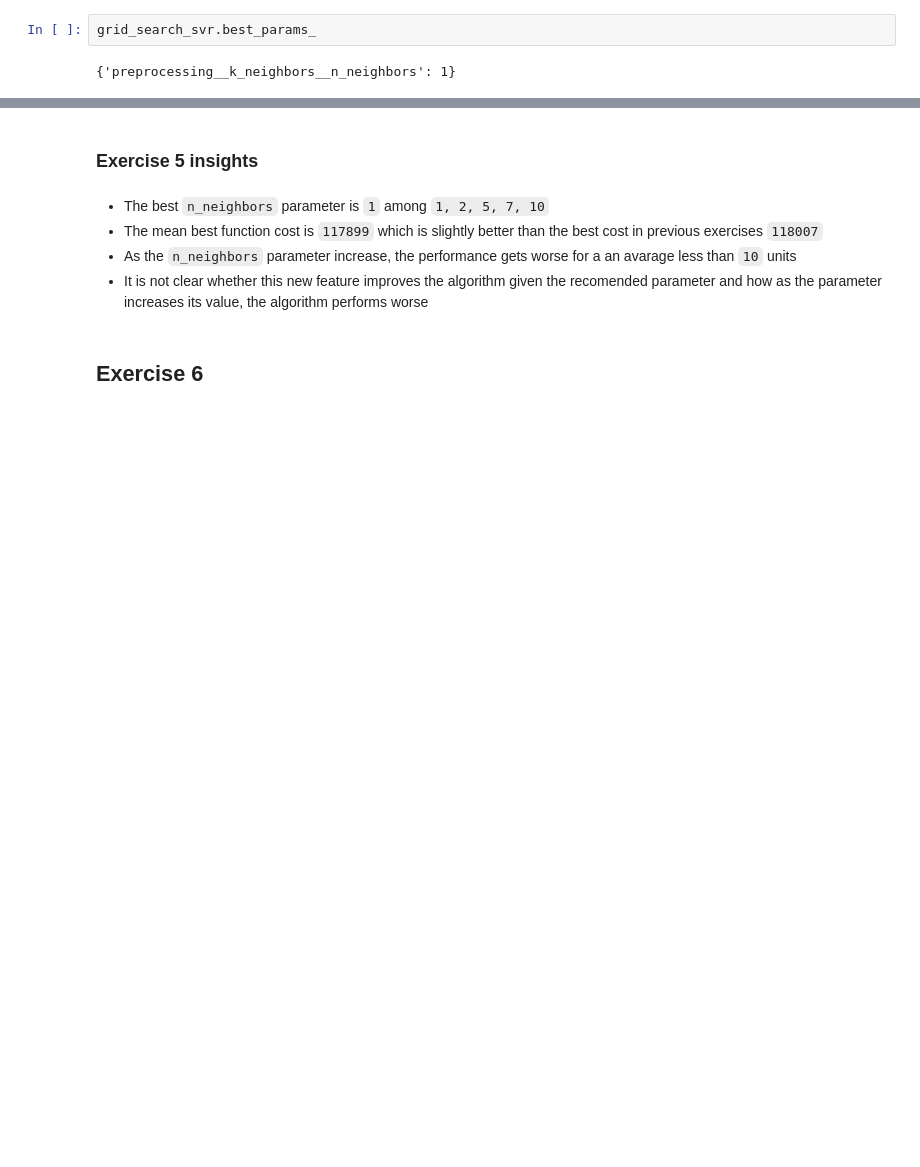
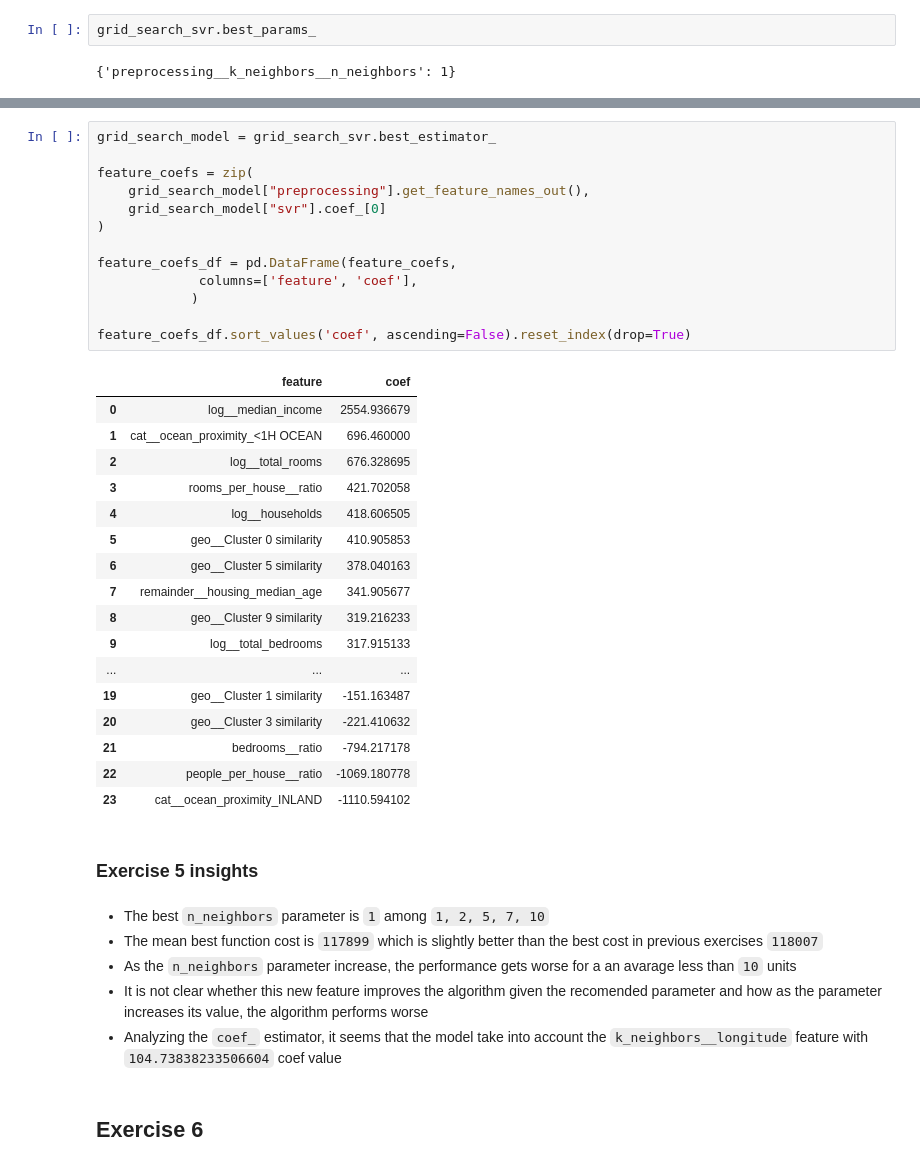
Before and after one commit to MiquelMarinoEspinosa/handson-ml3, a Jupyter notebook: 02_exercises.ipynb, the cells around one changed output, grey strips where cells are left out. Drawn from its saved outputs; the diff is of its cells as text; blank space fills up the shorter version.

```diff
--- a/02_exercises.ipynb
+++ b/02_exercises.ipynb
@@ -2012,3 +2012,34 @@ pd.DataFrame(grid_search_svr.cv_results_)
+# %%
+grid_search_model = grid_search_svr.best_estimator_
+
+feature_coefs = zip(
+    grid_search_model["preprocessing"].get_feature_names_out(),
+    grid_search_model["svr"].coef_[0]
+)
+
+feature_coefs_df = pd.DataFrame(feature_coefs,
+             columns=['feature', 'coef'],
+            )
+
+feature_coefs_df.sort_values('coef', ascending=False).reset_index(drop=True)
+# %% [output]
+|  | feature | coef |
+| 0 | log__median_income | 2554.936679 |
+| 1 | cat__ocean_proximity_<1H OCEAN | 696.460000 |
+| 2 | log__total_rooms | 676.328695 |
+| 3 | rooms_per_house__ratio | 421.702058 |
+| 4 | log__households | 418.606505 |
+| 5 | geo__Cluster 0 similarity | 410.905853 |
+| 6 | geo__Cluster 5 similarity | 378.040163 |
+| 7 | remainder__housing_median_age | 341.905677 |
+| 8 | geo__Cluster 9 similarity | 319.216233 |
+| 9 | log__total_bedrooms | 317.915133 |
+| ... | ... | ... |
+| 19 | geo__Cluster 1 similarity | -151.163487 |
+| 20 | geo__Cluster 3 similarity | -221.410632 |
+| 21 | bedrooms__ratio | -794.217178 |
+| 22 | people_per_house__ratio | -1069.180778 |
+| 23 | cat__ocean_proximity_INLAND | -1110.594102 |
 # %% [markdown]
 ### Exercise 5 insights
 # %% [markdown]
@@ -2016,6 +2047,7 @@ pd.DataFrame(grid_search_svr.cv_results_)
 - The mean best function cost is `117899` which is slightly better than the best cost in previous exercises `118007`
 - As the `n_neighbors` parameter increase, the performance gets worse for a an avarage less than `10` units
 - It is not clear whether this new feature improves the algorithm given the recomended parameter and how as the parameter increases its value, the algorithm performs worse
+- Analyzing the `coef_` estimator, it seems that the model take into account the `k_neighbors__longitude` feature with `104.73838233506604` coef value
 # %% [markdown]
 ## Exercise 6
 # %% [markdown]
```
Also changed, not shown: parts of 6 cells of this notebook.
